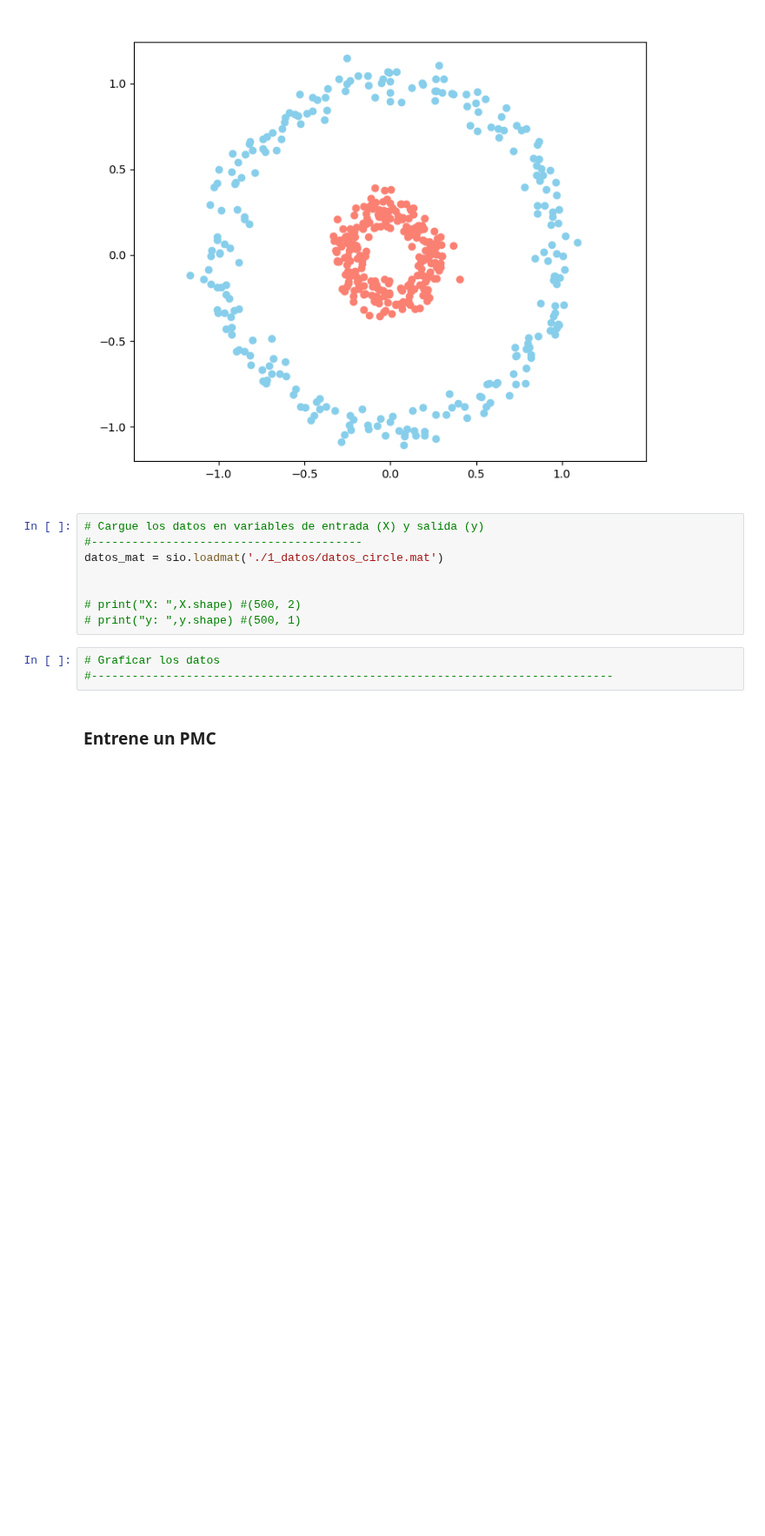
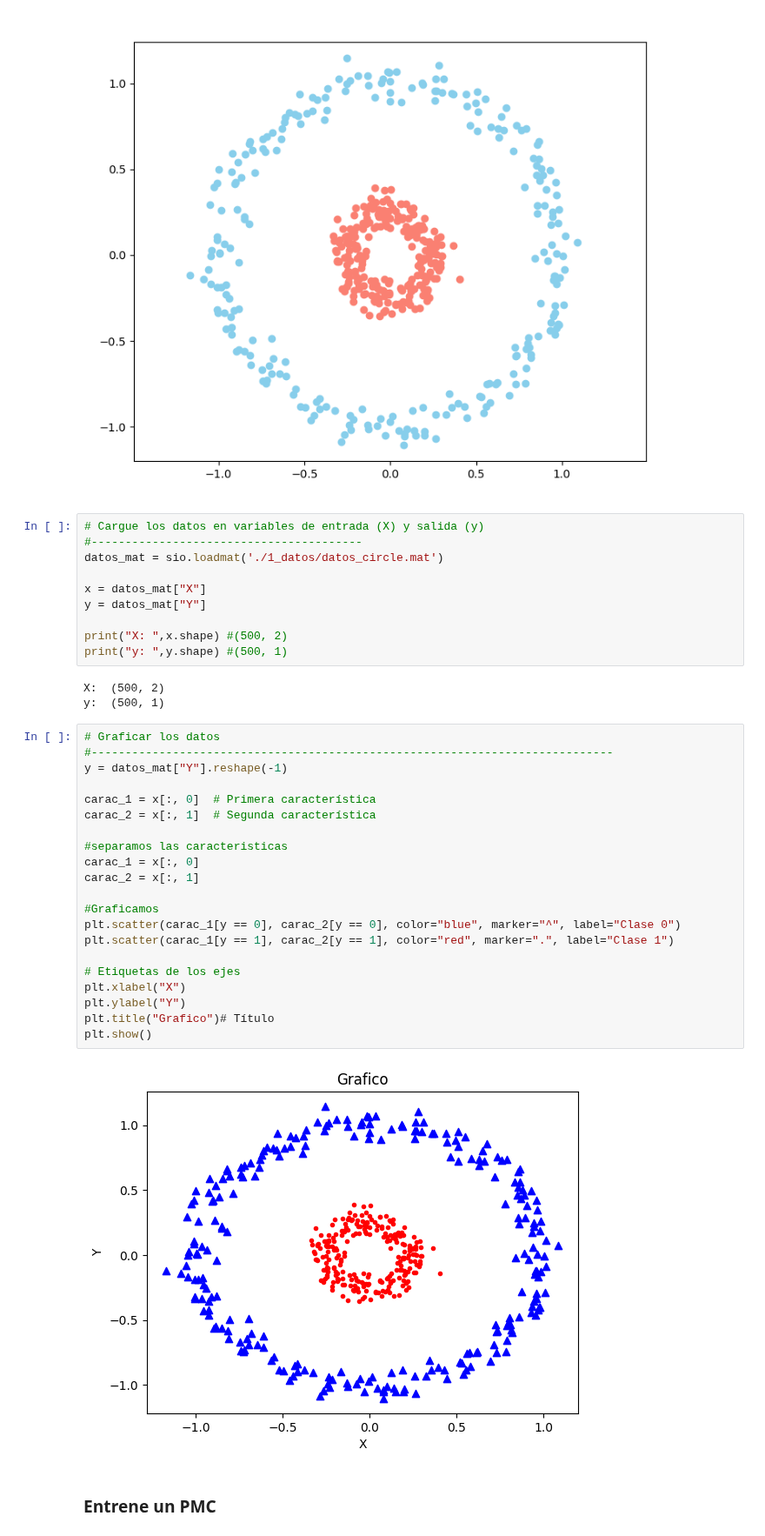
Before and after one commit to axelescalante0/Aprendizaje-Maquinal, a Jupyter notebook: main/PMC.ipynb, the cells around one changed output. Shown at 87% size. Cells and saved outputs as stored; diff of their text form; blank space fills up the shorter version.

```diff
--- a/main/PMC.ipynb
+++ b/main/PMC.ipynb
@@ -362,11 +358,36 @@ display(Image(filename='./2_imagenes/circle.png', width=700))
 #----------------------------------------
 datos_mat = sio.loadmat('./1_datos/datos_circle.mat')
 
+x = datos_mat["X"]
+y = datos_mat["Y"]
 
-# print("X: ",X.shape) #(500, 2)
-# print("y: ",y.shape) #(500, 1)
+print("X: ",x.shape) #(500, 2)
+print("y: ",y.shape) #(500, 1)
+# %% [output]
+X:  (500, 2)
+y:  (500, 1)
 # %%
 # Graficar los datos
 #-----------------------------------------------------------------------------
+y = datos_mat["Y"].reshape(-1)
+
+carac_1 = x[:, 0]  # Primera característica
+carac_2 = x[:, 1]  # Segunda característica
+
+#separamos las caracteristicas
+carac_1 = x[:, 0]
+carac_2 = x[:, 1]
+
+#Graficamos
+plt.scatter(carac_1[y == 0], carac_2[y == 0], color="blue", marker="^", label="Clase 0")
+plt.scatter(carac_1[y == 1], carac_2[y == 1], color="red", marker=".", label="Clase 1")
+
+# Etiquetas de los ejes
+plt.xlabel("X")
+plt.ylabel("Y")
+plt.title("Grafico")# Título
+plt.show()
+# %% [output]
+[figure, added]
 # %% [markdown]
 ### Entrene un PMC
```
Also changed, not shown: parts of 7 cells of this notebook.
